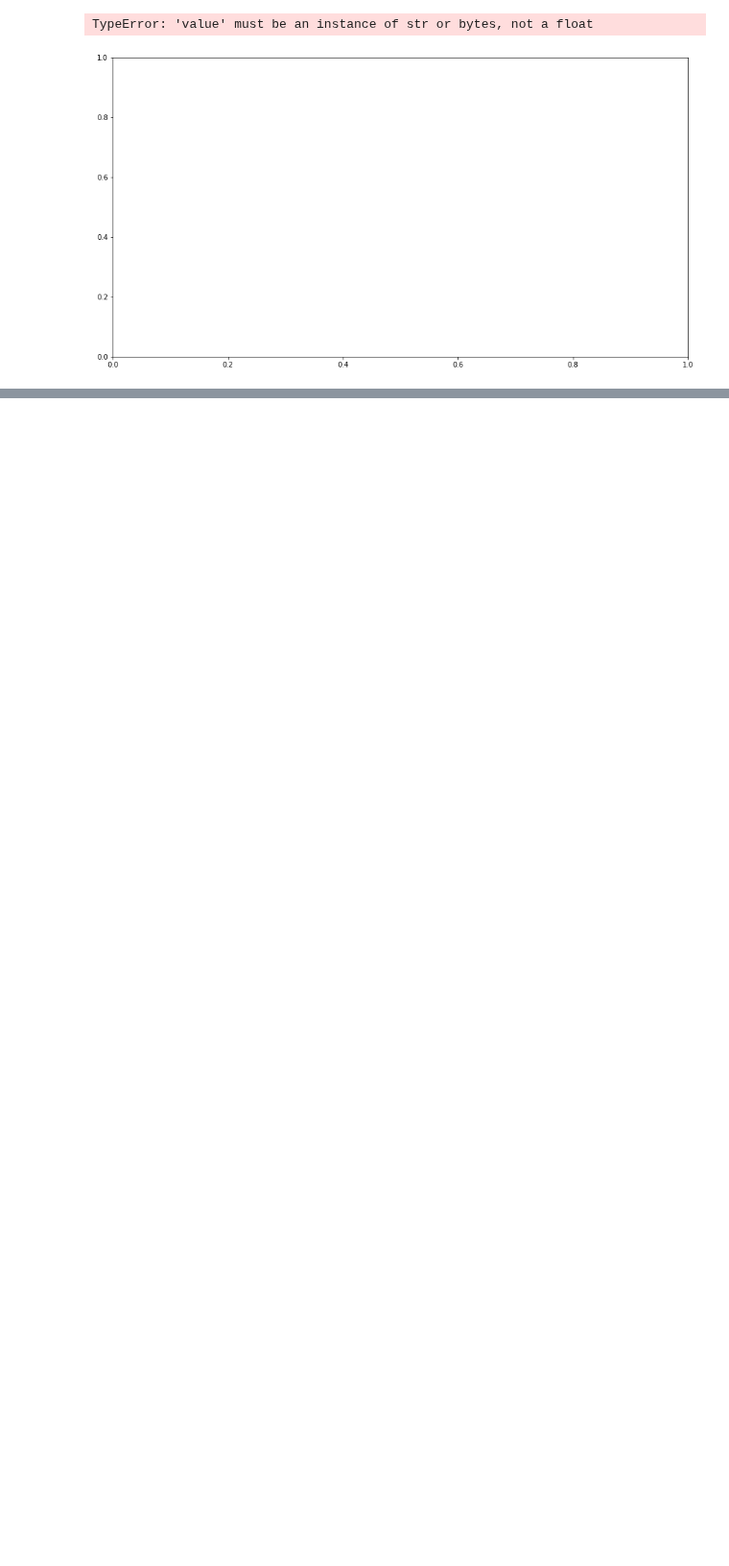
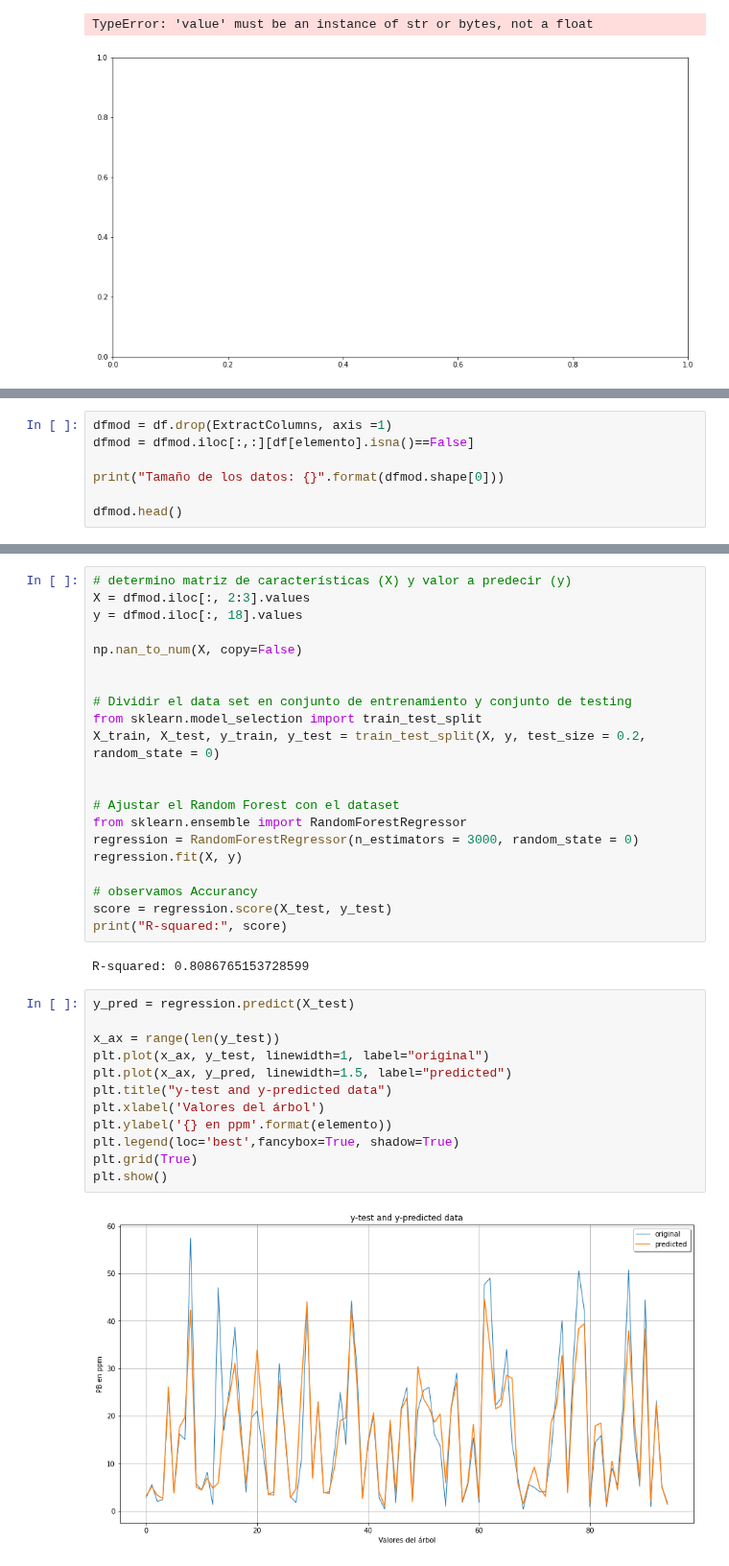
Before and after one commit to rubensdmp/GeoPython, a Jupyter notebook: EarthChem/Geoquimica.ipynb, the cells around one changed output, grey strips where cells are left out. Shown at 96% size. Cells and saved outputs as stored; diff of their text form; blank space fills up the shorter version.

```diff
--- a/EarthChem/Geoquimica.ipynb
+++ b/EarthChem/Geoquimica.ipynb
@@ -321,0 +325,7 @@ TypeError: 'value' must be an instance of str or bytes, not a float
+# %%
+dfmod = df.drop(ExtractColumns, axis =1)
+dfmod = dfmod.iloc[:,:][df[elemento].isna()==False]
+
+print("Tamaño de los datos: {}".format(dfmod.shape[0]))
+
+dfmod.head()
@@ -321,0 +340,37 @@ TypeError: 'value' must be an instance of str or bytes, not a float
+# %%
+# determino matriz de características (X) y valor a predecir (y)
+X = dfmod.iloc[:, 2:3].values
+y = dfmod.iloc[:, 18].values
+
+np.nan_to_num(X, copy=False)
+
+
+# Dividir el data set en conjunto de entrenamiento y conjunto de testing
+from sklearn.model_selection import train_test_split
+X_train, X_test, y_train, y_test = train_test_split(X, y, test_size = 0.2, random_state = 0)
+
+
+# Ajustar el Random Forest con el dataset
+from sklearn.ensemble import RandomForestRegressor
+regression = RandomForestRegressor(n_estimators = 3000, random_state = 0)
+regression.fit(X, y)
+
+# observamos Accurancy
+score = regression.score(X_test, y_test)
+print("R-squared:", score)
+# %% [output]
+R-squared: 0.8086765153728599
+# %%
+y_pred = regression.predict(X_test)
+
+x_ax = range(len(y_test))
+plt.plot(x_ax, y_test, linewidth=1, label="original")
+plt.plot(x_ax, y_pred, linewidth=1.5, label="predicted")
+plt.title("y-test and y-predicted data")
+plt.xlabel('Valores del árbol')
+plt.ylabel('{} en ppm'.format(elemento))
+plt.legend(loc='best',fancybox=True, shadow=True)
+plt.grid(True)
+plt.show()
+# %% [output]
+[figure, added]
```
Also changed, not shown: parts of 14 cells of this notebook, 1 other file.
